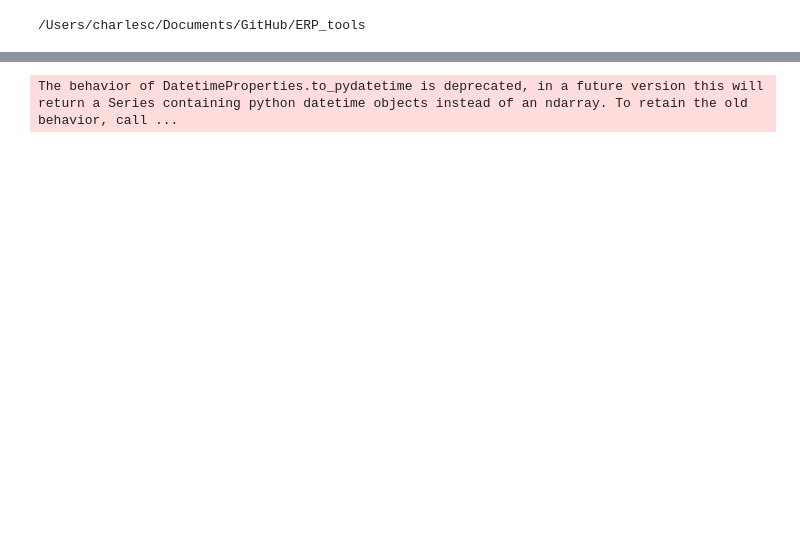
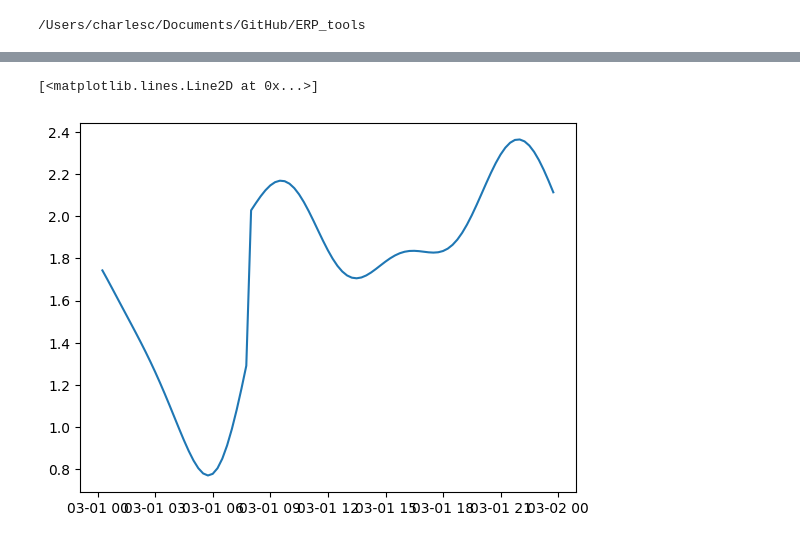
Before and after one commit to CharlesPlusC/ERP_tools, a Jupyter notebook: notebooks/GPSsp3_vs_TLE.ipynb, the cells around one changed output, grey strips where cells are left out. Drawn from its saved outputs; the diff is of its cells as text; code cells hidden in the pictures; blank space fills up the shorter version.

```diff
--- a/notebooks/GPSsp3_vs_TLE.ipynb
+++ b/notebooks/GPSsp3_vs_TLE.ipynb
@@ -395,10 +453,0 @@ navstar_46_TLE_ephem
-# %%
-# Ensure the 'utc' columns are datetime
-navstar_46_sp3_ephem['utc'] = pd.to_datetime(navstar_46_sp3_ephem['utc'])
-navstar_46_TLE_ephem['utc'] = pd.to_datetime(navstar_46_TLE_ephem['utc'])
-
-# Sort the DataFrames by the 'utc' column if not already sorted
-navstar_46_sp3_ephem = navstar_46_sp3_ephem.sort_values('utc')
-navstar_46_TLE_ephem = navstar_46_TLE_ephem.sort_values('utc')
-
-merged_df = pd.merge_asof(navstar_46_sp3_ephem, navstar_46_TLE_ephem, on='utc', suffixes=('', '_TLE'))
@@ -475,27 +453,0 @@ plt.show()
-# %%
-
-import plotly.graph_objects as go
-# Calculating altitude (assuming Earth's radius is approximately 6371 km)
-merged_df['altitude'] = np.sqrt(merged_df['x']**2 + merged_df['y']**2 + merged_df['z']**2) - 6371
-merged_df['altitude_TLE'] = np.sqrt(merged_df['x_TLE']**2 + merged_df['y_TLE']**2 + merged_df['z_TLE']**2) - 6371
-
-# Creating the plot
-fig = go.Figure()
-
-# Plot non-TLE altitude
-fig.add_trace(go.Scatter(x=merged_df['utc'], y=merged_df['altitude'],
-                         mode='lines', name='Non-TLE Altitude'))
-
-# Plot TLE altitude
-fig.add_trace(go.Scatter(x=merged_df['utc'], y=merged_df['altitude_TLE'],
-                         mode='lines', name='TLE Altitude'))
-
-# Update layout
-fig.update_layout(title='Altitude Time Series Comparison',
-                  xaxis_title='UTC',
-                  yaxis_title='Altitude (km)',
-                  legend_title='Data Source')
-
-fig.show()
-# %% [output]
-The behavior of DatetimeProperties.to_pydatetime is deprecated, in a future version this will return a Series containing python datetime objects instead of an ndarray. To retain the old behavior, call ...
@@ -571,0 +454,37 @@ fig.show()
+# %%
+import pandas as pd
+import numpy as np
+
+# Assuming navstar_46_sp3_ephem and navstar_46_TLE_ephem are your dataframes
+
+# Convert 'utc' to datetime if they are not already
+navstar_46_sp3_ephem['utc'] = pd.to_datetime(navstar_46_sp3_ephem['utc'])
+navstar_46_TLE_ephem['utc'] = pd.to_datetime(navstar_46_TLE_ephem['utc'])
+
+# Function to find the nearest value in time
+def find_nearest(array, value):
+    idx = np.searchsorted(array, value, side="left")
+    if idx > 0 and (idx == len(array) or np.abs(value - array[idx-1]) < np.abs(value - array[idx])):
+        return array[idx-1]
+    else:
+        return array[idx]
+
+# Applying the function to find the nearest 'utc' for each entry in the first dataframe
+navstar_46_sp3_ephem['nearest_utc'] = navstar_46_sp3_ephem['utc'].apply(lambda x: find_nearest(navstar_46_TLE_ephem['utc'], x))
+
+# Merging the dataframes on the nearest 'utc' values
+merged_df = pd.merge_asof(navstar_46_sp3_ephem.sort_values('utc'), navstar_46_TLE_ephem.sort_values('utc'), left_on='nearest_utc', right_on='utc', suffixes=('', '_TLE'), direction='nearest')
+
+# Calculating the 3D difference
+merged_df['3d_diff'] = np.sqrt((merged_df['x'] - merged_df['x_TLE'])**2 + (merged_df['y'] - merged_df['y_TLE'])**2 + (merged_df['z'] - merged_df['z_TLE'])**2)
+
+# Dropping the extra 'nearest_utc' column
+merged_df.drop(columns=['nearest_utc'], inplace=True)
+
+#drop the first row
+merged_df = merged_df.iloc[1:]
+# %%
+plt.plot(merged_df['utc'], merged_df['3d_diff'])
+# %% [output]
+[<matplotlib.lines.Line2D at 0x...>]
+[figure, added]
```
Also changed, not shown: parts of 19 cells of this notebook, 3 other files.
